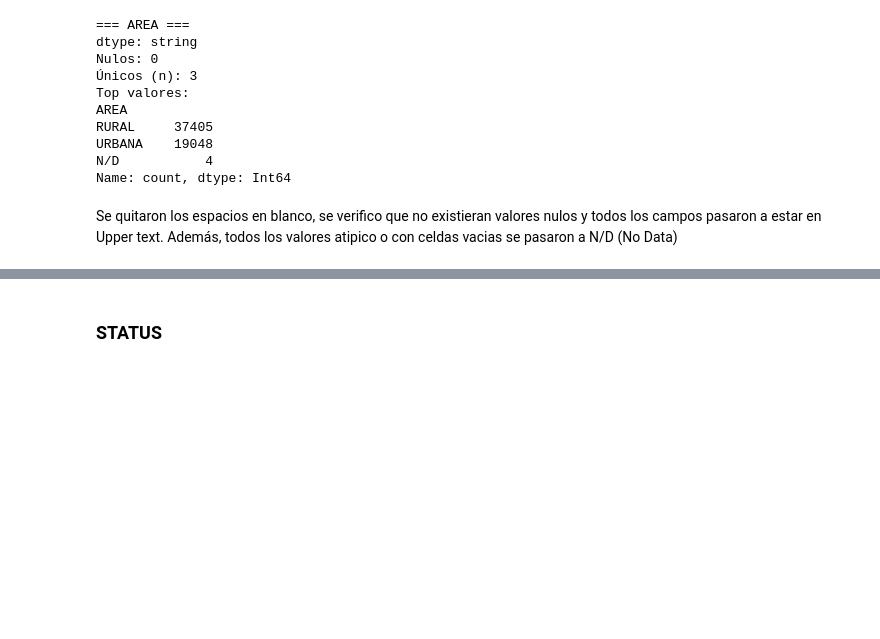
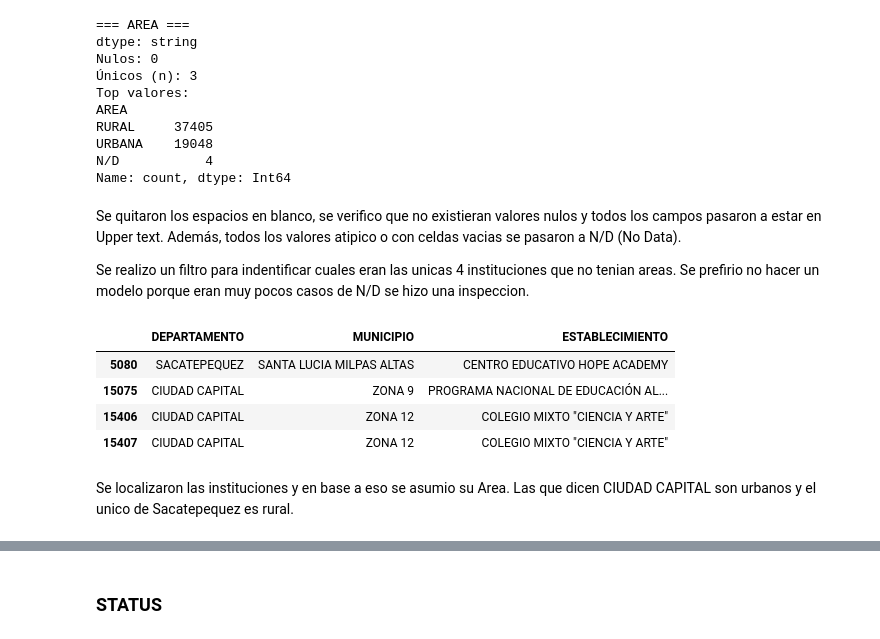
Before and after one commit to DanielRasho/DS-Project1, a Jupyter notebook: scripts/dataCleaning.ipynb, the cells around one changed output, grey strips where cells are left out. Saved outputs shown, nothing was run; the diff lists cells and outputs as text; code cells hidden in the pictures; blank space fills up the shorter version.

```diff
--- a/scripts/dataCleaning.ipynb
+++ b/scripts/dataCleaning.ipynb
@@ -638,4 +638,19 @@ URBANA    19048
 N/D           4
 Name: count, dtype: Int64
 # %% [markdown]
-Se quitaron los espacios en blanco, se verifico que no existieran valores nulos y todos los campos pasaron a estar en Upper text. Además, todos los valores atipico o con celdas vacias se pasaron a N/D (No Data)
+Se quitaron los espacios en blanco, se verifico que no existieran valores nulos y todos los campos pasaron a estar en Upper text. Además, todos los valores atipico o con celdas vacias se pasaron a N/D (No Data).
+
+Se realizo un filtro para indentificar cuales eran las unicas 4 instituciones que no tenian areas. Se prefirio no hacer un modelo porque eran muy pocos casos de N/D se hizo una inspeccion.
+# %%
+filtro_nd = df[df["AREA"] == "N/D"]
+
+filtro_nd[["DEPARTAMENTO", "MUNICIPIO", "ESTABLECIMIENTO"]]
+# %% [output]
+|  | DEPARTAMENTO | MUNICIPIO | ESTABLECIMIENTO |
+| 5080 | SACATEPEQUEZ | SANTA LUCIA MILPAS ALTAS | CENTRO EDUCATIVO HOPE ACADEMY |
+| 15075 | CIUDAD CAPITAL | ZONA 9 | PROGRAMA NACIONAL DE EDUCACIÓN AL... |
+| 15406 | CIUDAD CAPITAL | ZONA 12 | COLEGIO MIXTO "CIENCIA Y ARTE" |
+| 15407 | CIUDAD CAPITAL | ZONA 12 | COLEGIO MIXTO "CIENCIA Y ARTE" |
+# %% [markdown]
+Se localizaron las instituciones y en base a eso se asumio su Area.
+Las que dicen CIUDAD CAPITAL son urbanos y el unico de Sacatepequez es rural.
```
Also changed, not shown: parts of 2 cells of this notebook.
